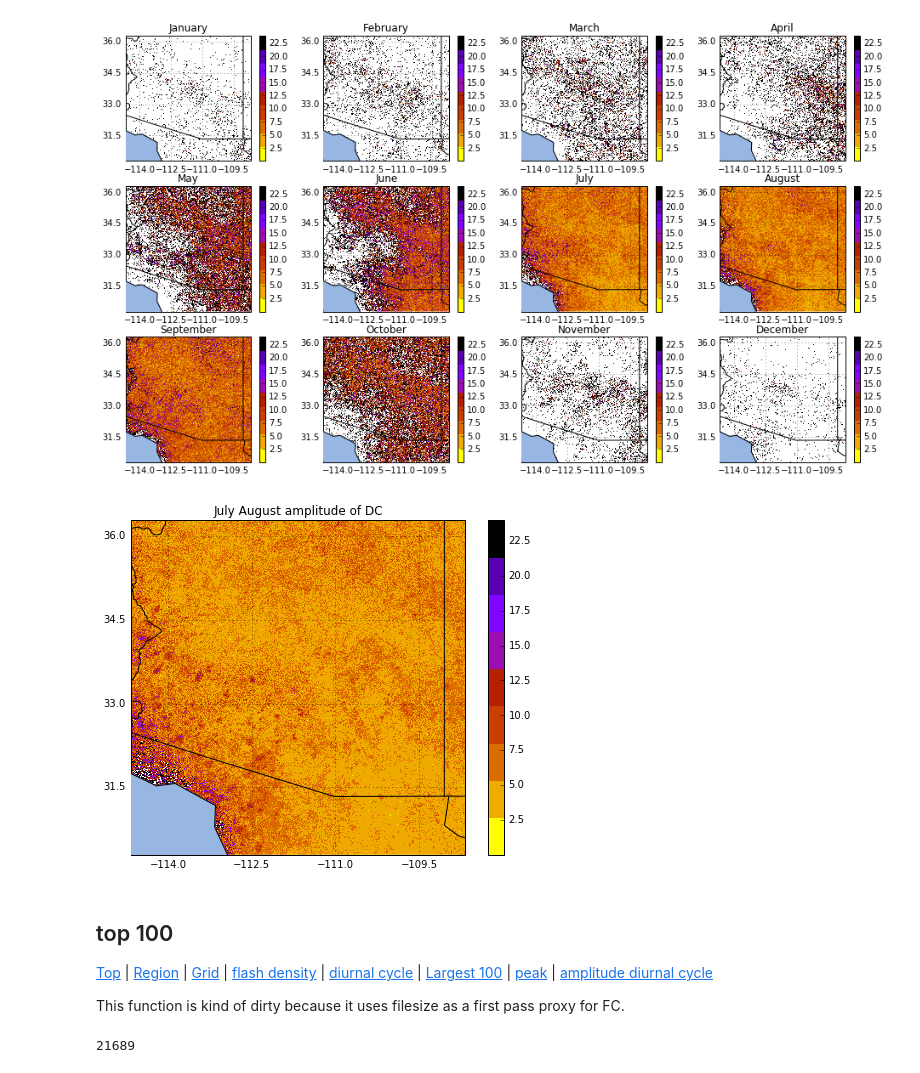
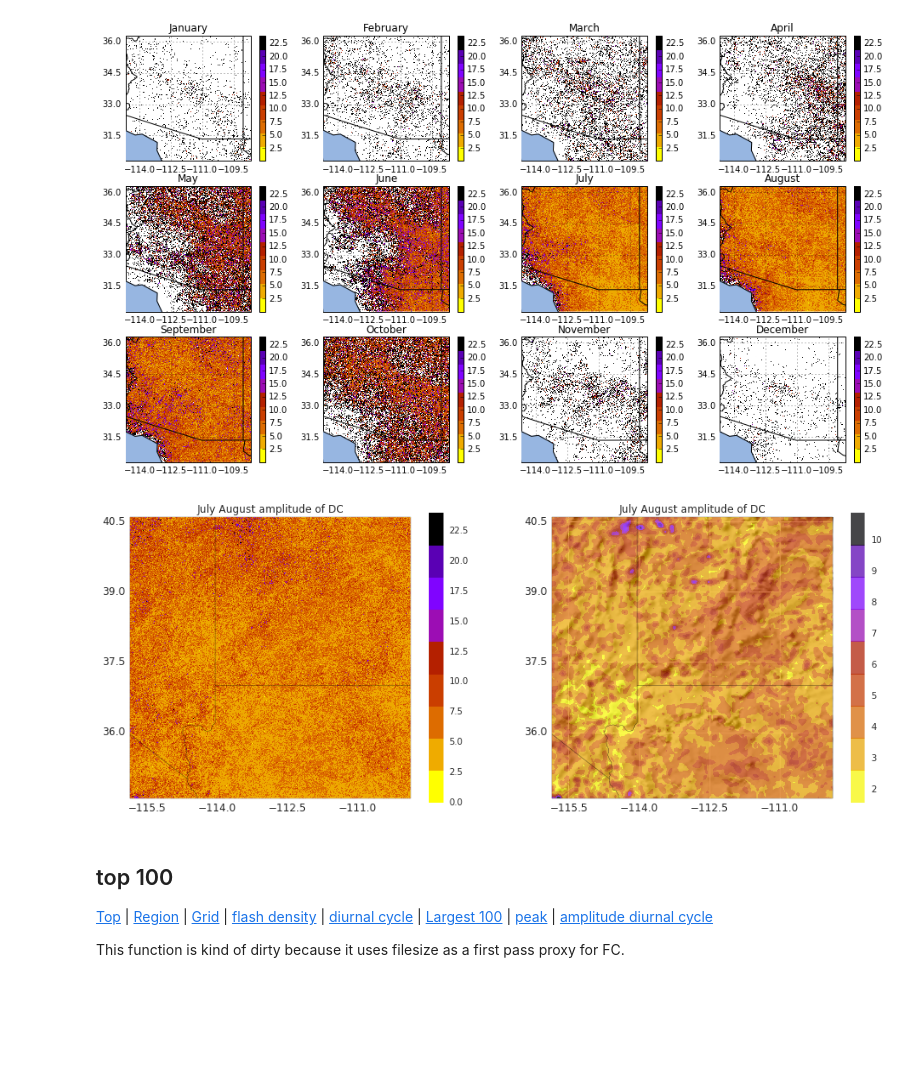
Before and after one commit to jsignell/lightning-tools, a Jupyter notebook: Regional Climatology.ipynb, the cells around one changed output. Saved outputs shown, nothing was run; the diff lists cells and outputs as text; code cells hidden in the pictures; blank space fills up the shorter version.

```diff
--- a/Regional Climatology.ipynb
+++ b/Regional Climatology.ipynb
@@ -95,7 +98,7 @@ Once you have initiated a Region, there are a bunch of options available.
 MMDC_grid = {}
 MMFC_grid = {}
 for m in range(1,13):
-    ds = c.get_ds(m=m, grid=True)
+    ds = c.get_ds(m=m)
     print m
     c.to_DC_grid(ds)
     ds.close()
@@ -162,6 +200,10 @@ JJA CG flash density (Hour time resolution); ~ 10 km grid
 JADC_grid = {}
 for k,v in MMDC_grid[7].items():
     JADC_grid.update({k: v + MMDC_grid[8][k]})
+# %%
+JADC_gauss = {}
+for k,v in JADC_grid.items():
+    JADC_gauss.update({k:ndimage.filters.gaussian_filter(v, 4)})
 # %%
 plt.figure(figsize=(16,3))
 n=1
@@ -201,23 +259,30 @@ for m in months.keys():
 # %% [output]
 [figure]
 # %%
-plt.figure(figsize=(8,6))
+plt.figure(figsize=(16,6))
+
 hourly3D = np.stack(np.stack(JADC_grid.values()))
 amplitude = ((np.max(hourly3D, axis=0)-np.min(hourly3D, axis=0))/np.mean(hourly3D, axis=0))
 amplitude = np.nan_to_num(amplitude)
-im, ax = c.plot_grid(amplitude, cmap=cmap, cbar=True, vmin=.0001)
+ax = background(plt.subplot(1, 2, 1, projection=ccrs.PlateCarree()))
+im, ax = c.plot_grid(amplitude, cmap=cmap, cbar=True, ax=ax, zorder=5)
 ax.set_title('July August amplitude of DC');
+
+hourly3D = np.stack(np.stack(JADC_gauss.values()))
+amplitude = ((np.max(hourly3D, axis=0)-np.min(hourly3D, axis=0))/np.mean(hourly3D, axis=0))
+amplitude = np.nan_to_num(amplitude)
+ax = background(plt.subplot(1, 2, 2, projection=ccrs.PlateCarree()))
+im, ax = c.plot_grid(amplitude, cmap=cmap, cbar=True, ax=ax, zorder=5, alpha=.7)
+pre_shaded(ax)
+ax.set_extent([c.gridx.min(), c.gridx.max(), c.gridy.min(), c.gridy.max()])
+ax.set_title('July August amplitude of DC');
 # %% [output]
-[figure, old version]
+[figure, new version]
 # %% [markdown]
 ## top 100
 [Top](#Regional-Climatology) | [Region](#object-orientation) | [Grid](#Grid) | [flash density](#flash-density) | [diurnal cycle](#diurnal-cycle) | [Largest 100](#top-100) | [peak](#peak-time) | [amplitude diurnal cycle](#amplitude-of-DC)
 
 This function is kind of dirty because it uses filesize as a first pass proxy for FC.
-# %%
-c.get_daily_ds('2011-07-20', func='count')
-# %% [output]
-21689
 # %%
 top10 = c.get_top(10)
 top10
```
Also changed, not shown: parts of 10 cells of this notebook, 1 other file.
